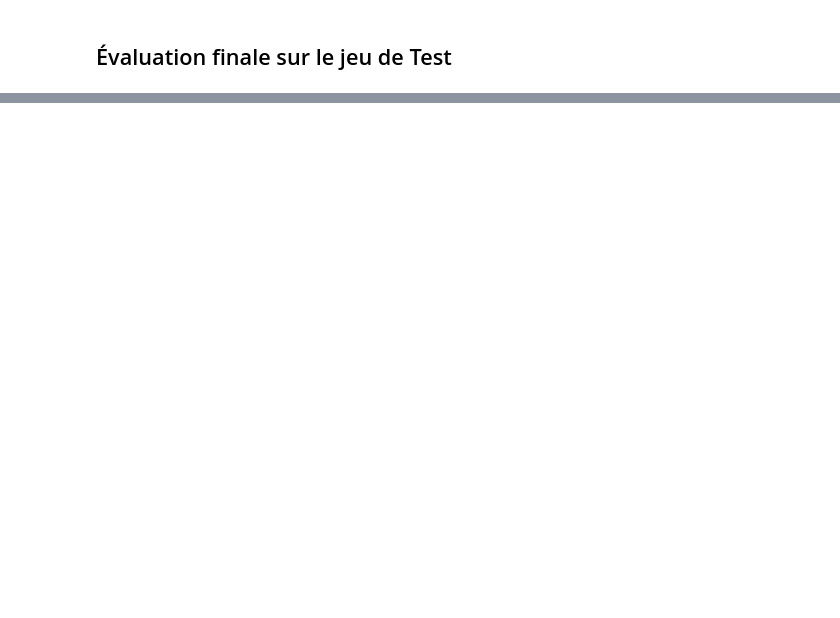
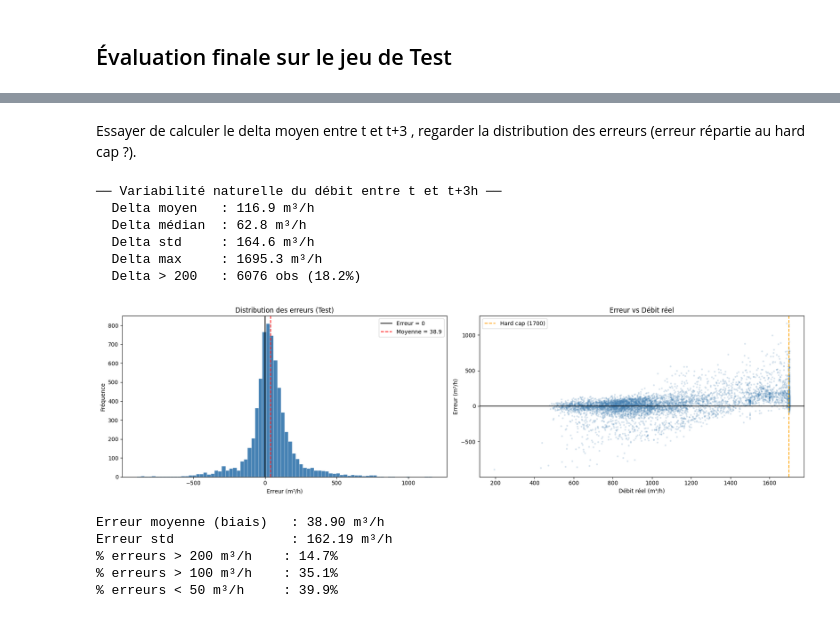
Before and after one commit to TortueAgile22/Capstone, a Jupyter notebook: py_ipynb_files/Modèles/Modele_station_C.ipynb, the cells around one changed output, grey strips where cells are left out. Saved outputs shown, nothing was run; the diff lists cells and outputs as text; code cells hidden in the pictures; blank space fills up the shorter version.

```diff
--- a/py_ipynb_files/Modèles/Modele_station_C.ipynb
+++ b/py_ipynb_files/Modèles/Modele_station_C.ipynb
@@ -221,2 +217,60 @@ TEST         → RMSE=91.59 | MAE=56.80 | R²=0.941
+# %% [markdown]
+Essayer de calculer le delta moyen entre t et t+3 , regarder la distribution des erreurs (erreur répartie au hard cap ?).
+# %%
+# Delta moyen réel entre t et t+3
+delta_reel = (df_3h['debit_target_3h'] - df_3h['debit']).abs()
+
+print("── Variabilité naturelle du débit entre t et t+3h ──")
+print(f"  Delta moyen   : {delta_reel.mean():.1f} m³/h")
+print(f"  Delta médian  : {delta_reel.median():.1f} m³/h")
+print(f"  Delta std     : {delta_reel.std():.1f} m³/h")
+print(f"  Delta max     : {delta_reel.max():.1f} m³/h")
+print(f"  Delta > 200   : {(delta_reel > 200).sum()} obs ({(delta_reel > 200).mean()*100:.1f}%)")
+# %% [output]
+── Variabilité naturelle du débit entre t et t+3h ──
+  Delta moyen   : 116.9 m³/h
+  Delta médian  : 62.8 m³/h
+  Delta std     : 164.6 m³/h
+  Delta max     : 1695.3 m³/h
+  Delta > 200   : 6076 obs (18.2%)
+# %%
+# Distribution des erreurs du modèle
+errors = y_test.values - y_pred_test
+
+fig, axes = plt.subplots(1, 2, figsize=(18, 5))
+
+# Histogramme des erreurs
+axes[0].hist(errors, bins=80, color='steelblue', edgecolor='white', linewidth=0.3)
+axes[0].axvline(0, color='black', linewidth=1.5, label='Erreur = 0')
+axes[0].axvline(errors.mean(), color='red', linestyle='--', linewidth=1.5, label=f'Moyenne = {errors.mean():.1f}')
+axes[0].set_title('Distribution des erreurs (Test)')
+axes[0].set_xlabel('Erreur (m³/h)')
+axes[0].set_ylabel('Fréquence')
+axes[0].legend()
+
+# Erreurs en fonction du débit réel (révèle les biais)
+axes[1].scatter(y_test, errors, alpha=0.15, s=5, color='steelblue')
+axes[1].axhline(0, color='black', linewidth=1.2)
+axes[1].axvline(1700, color='orange', linestyle='--', linewidth=1.5, label='Hard cap (1700)')
+axes[1].set_title('Erreur vs Débit réel')
+axes[1].set_xlabel('Débit réel (m³/h)')
+axes[1].set_ylabel('Erreur (m³/h)')
+axes[1].legend()
+
+plt.tight_layout()
+plt.show()
+
+print(f"\nErreur moyenne (biais)   : {errors.mean():.2f} m³/h")
+print(f"Erreur std               : {errors.std():.2f} m³/h")
+print(f"% erreurs > 200 m³/h    : {(np.abs(errors) > 200).mean()*100:.1f}%")
+print(f"% erreurs > 100 m³/h    : {(np.abs(errors) > 100).mean()*100:.1f}%")
+print(f"% erreurs < 50 m³/h     : {(np.abs(errors) < 50).mean()*100:.1f}%")
+# %% [output]
+[figure, added]
+Erreur moyenne (biais)   : 38.90 m³/h
+Erreur std               : 162.19 m³/h
+% erreurs > 200 m³/h    : 14.7%
+% erreurs > 100 m³/h    : 35.1%
+% erreurs < 50 m³/h     : 39.9%
 # %% [markdown]
 Il faut ne pas oublier de calculer la standard deviation (demandé par l'organisatrice de capstone).
```
Also changed, not shown: parts of 16 cells of this notebook.
